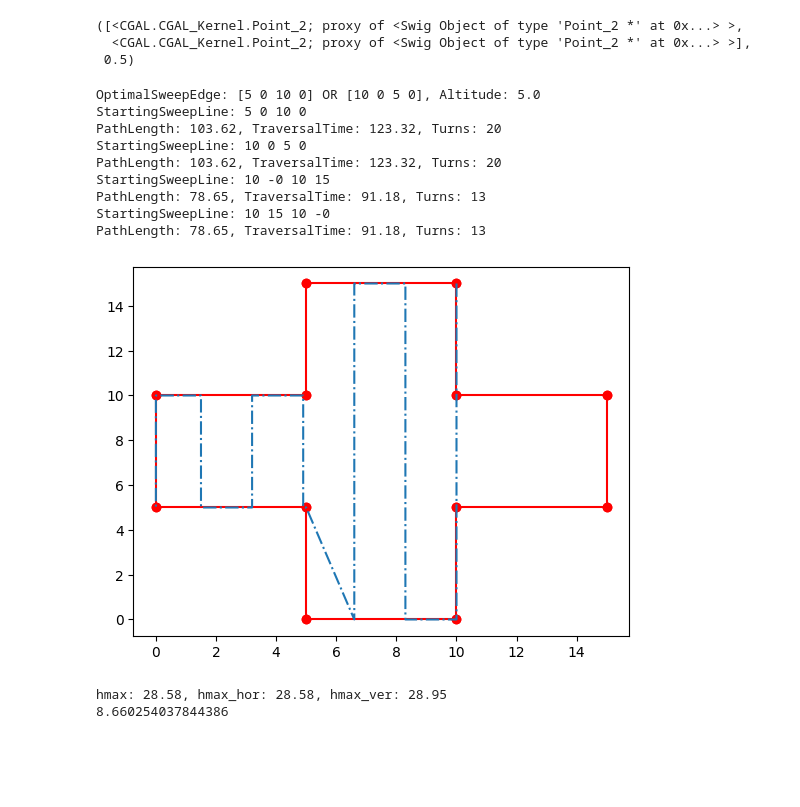
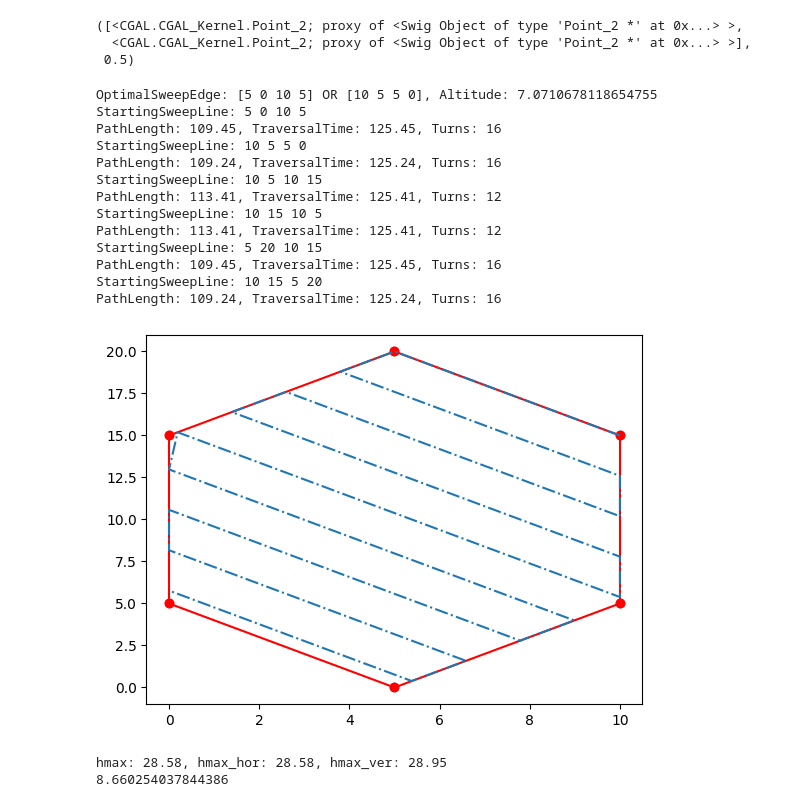
Before and after one commit to dringakn/ROSExamples, a Jupyter notebook: script/cgal_playground.ipynb, the cells around one changed output. Cells and saved outputs as stored; diff of their text form; code cells hidden in the pictures; blank space fills up the shorter version.

```diff
--- a/script/cgal_playground.ipynb
+++ b/script/cgal_playground.ipynb
@@ -1147,24 +1147,28 @@ vertices_between_segments(pg1, ls1, ls2)
  0.5)
 # %%
 # Degnearate issue with pg9 (start)
-pgx = pg9
+pgx = pg8
 dir, alt = optimal_sweep_edge(pgx)
 print(f"OptimalSweepEdge: [{dir}] OR [{dir.opposite()}], Altitude: {alt}")
 sweeps = compute_all_sweeps(pgx, 1.7)
 plot_cgal_polygon2(pgx, plt.gca())
 for sweep in sweeps[-1:]:
     plot_cgal_waypoints(sweep, plt.gca(), "-.")
 # %% [output]
-OptimalSweepEdge: [5 0 10 0] OR [10 0 5 0], Altitude: 5.0
-StartingSweepLine: 5 0 10 0
-PathLength: 103.62, TraversalTime: 123.32, Turns: 20
-StartingSweepLine: 10 0 5 0
-PathLength: 103.62, TraversalTime: 123.32, Turns: 20
-StartingSweepLine: 10 -0 10 15
-PathLength: 78.65, TraversalTime: 91.18, Turns: 13
-StartingSweepLine: 10 15 10 -0
-PathLength: 78.65, TraversalTime: 91.18, Turns: 13
+OptimalSweepEdge: [5 0 10 5] OR [10 5 5 0], Altitude: 7.0710678118654755
+StartingSweepLine: 5 0 10 5
+PathLength: 109.45, TraversalTime: 125.45, Turns: 16
+StartingSweepLine: 10 5 5 0
+PathLength: 109.24, TraversalTime: 125.24, Turns: 16
+StartingSweepLine: 10 5 10 15
+PathLength: 113.41, TraversalTime: 125.41, Turns: 12
+StartingSweepLine: 10 15 10 5
+PathLength: 113.41, TraversalTime: 125.41, Turns: 12
+StartingSweepLine: 5 20 10 15
+PathLength: 109.45, TraversalTime: 125.45, Turns: 16
+StartingSweepLine: 10 15 5 20
+PathLength: 109.24, TraversalTime: 125.24, Turns: 16
-[figure, old version]
+[figure, new version]
 # %%
 find_camera_height(60, 50, 1100, 900, 0.03)
 print(camera_frustum_model(30, 60, 0.75))
```
Also changed, not shown: 2 other files.
